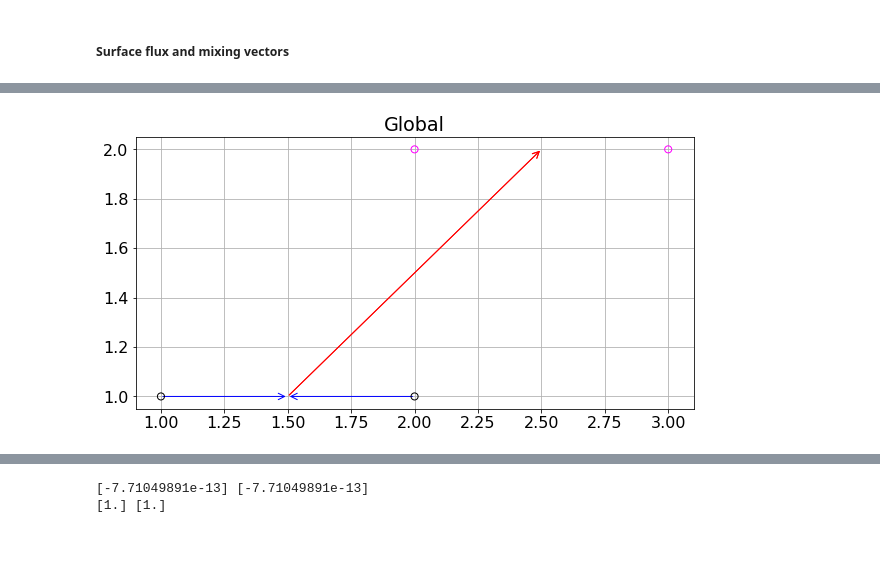
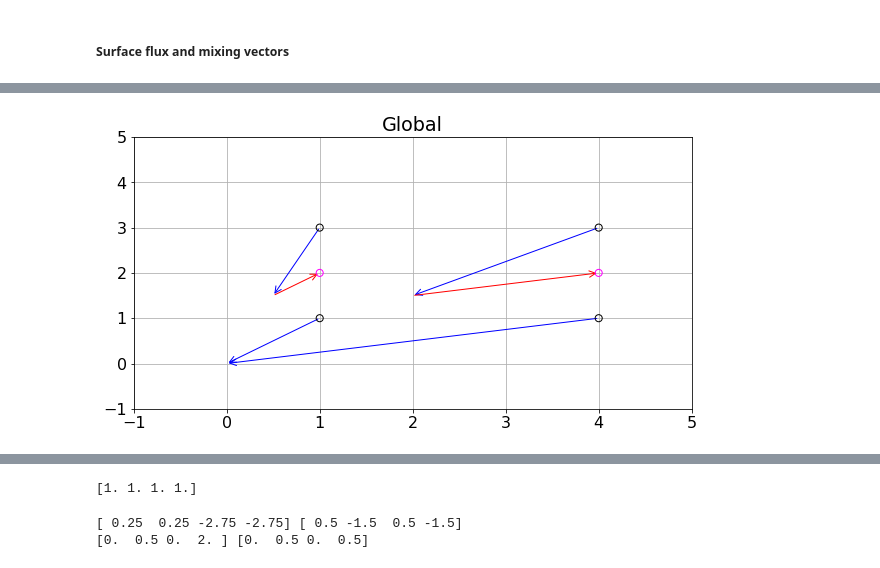
Before and after one commit to taimoorsohail/Min_Max_Transform, a Jupyter notebook: MinMixFinal.ipynb, the cells around one changed output, grey strips where cells are left out. Cells and saved outputs as stored; diff of their text form; code cells hidden in the pictures.

Commit message:
Updates to vector plotting

```diff
--- a/MinMixFinal.ipynb
+++ b/MinMixFinal.ipynb
@@ -193,12 +193,12 @@ flat_T_end_basin = (0.5*(Part_early.values[:,3]+Part_late.values[:,3])).flatten(
 ### Note: xnorming, ST_scale have been set to 1
 # %%
 # OVERRIDING SIMPLE NO FLUX EXAMPLE (4 WMs)
-# flat_Vol_blc1 = np.array([1,1,1,1])
-# flat_Vol_blc2 = np.array([0,2,0,2])
-# flat_S_blc1 = np.array([1,1,4,4])
-# flat_S_blc2 = np.array([0,1,0,4])
-# flat_T_blc1 = np.array([1,3,1,3])
-# flat_T_blc2 = np.array([0,2,0,2])
+flat_Vol_blc1 = np.array([1,1,1,1])
+flat_Vol_blc2 = np.array([0,2,0,2])
+flat_S_blc1 = np.array([1,1,4,4])
+flat_S_blc2 = np.array([-2,1,-2,4])
+flat_T_blc1 = np.array([1,3,1,3])
+flat_T_blc2 = np.array([-2,2,-2,2])
 
 # OVERRIDING SIMPLE NO MIXING EXAMPLE (4 WMs)
 # flat_Vol_blc1 = np.array([1,1,1,1])
@@ -209,12 +209,12 @@ flat_T_end_basin = (0.5*(Part_early.values[:,3]+Part_late.values[:,3])).flatten(
 # flat_T_blc2 = np.array([2,4,2,4])
 
 # OVERRIDING SIMPLE NO MIXING EXAMPLE (2 WMs)
-flat_Vol_blc1 = np.array([1,1])
-flat_Vol_blc2 = np.array([1,1])
-flat_S_blc1 = np.array([1,2])
-flat_S_blc2 = np.array([2,3])
-flat_T_blc1 = np.array([1,1])
-flat_T_blc2 = np.array([2,2])
+# flat_Vol_blc1 = np.array([1,1])
+# flat_Vol_blc2 = np.array([1,1])
+# flat_S_blc1 = np.array([1,2])
+# flat_S_blc2 = np.array([2,3])
+# flat_T_blc1 = np.array([1,1])
+# flat_T_blc2 = np.array([2,2])
 # %%
 print('Total number of bins =', int(flat_Vol_blc1.shape[0]))
 # %% [output]
@@ -383,7 +383,7 @@ A = CC
 C = AA
 d = bb
 b = dd
-x = cp.Variable(n, nonneg=True)
+x = cp.Variable(n, nonneg=False)
 
 cost = cp.sum_squares(A@x-b)
 constraints = [C@x==d]
@@ -629,26 +634,28 @@ Wall time: 11 µs
 # %%
 %%time
 plt.figure(figsize=(10,5))
 if globe == True:
       plt.scatter(flat_S_blc1,flat_T_blc1,\
             s=50,\
             marker = 'o', facecolor='none', edgecolor='black', label = 't2', zorder=100)
       plt.scatter(flat_S_blc2,flat_T_blc2,\
             s=50,\
             marker = 'o', facecolor='none', edgecolor='magenta', label = 't1', zorder=100)
-      hyp_mix = np.sqrt(S_Av_mix**2+T_Av_mix**2)
-      hyp_adj = np.sqrt(S_Av_adj**2+T_Av_adj**2)
       for i in range(flat_S_blc2.size):
-            plt.annotate('', xy=(flat_S_blc1[i], flat_T_blc1[i]), xytext=(flat_S_blc1[i]+S_Av_mix[i], flat_T_blc1[i]+T_Av_mix[i]),
+            hyp_mix = np.sqrt(S_Av_mix[i]**2+T_Av_mix[i]**2)
+            hyp_adj = np.sqrt(S_Av_adj[i]**2+T_Av_adj[i]**2)
+
+            plt.annotate('', xy=(flat_S_blc1[i], flat_T_blc1[i]), xytext=(Smixed[i], Tmixed[i]),
     arrowprops=dict(arrowstyle="<-", color='blue'))
-            plt.annotate('', xy=(flat_S_blc1[i]+S_Av_mix[i], flat_T_blc1[i]+T_Av_mix[i]), xytext=(flat_S_blc1[i]+S_Av_mix[i]+S_Av_adj[i], flat_T_blc1[i]+T_Av_mix[i]+T_Av_adj[i]),
+            plt.annotate('', xy=(Smixed[i], Tmixed[i]), xytext=(Smixed[i]+S_Av_adj[i], Tmixed[i]+T_Av_adj[i]),
     arrowprops=dict(arrowstyle="<-", color='red'))
 
-      # plt.xlim(34,36)
-      # plt.ylim(3,4)
+
+
+      plt.xlim(-1,5)
+      plt.ylim(-1,5)
       plt.title('Global')
       plt.grid()
-      # plt.savefig('../../Figures/Minimisation_vectors.png', dpi=300, bbox_inches='tight')
       plt.show()
 # %% [output]
-[figure, old version]
+[figure, new version]
@@ -656,0 +664,4 @@ Wall time: 193 ms
+# %%
+print(T_Av_adj)
+# %% [output]
+[1. 1. 1. 1.]
@@ -658,5 +674,5 @@ Wall time: 193 ms
 print(S_Av_mix,T_Av_mix)
 print(S_Av_adj,T_Av_adj)
 # %% [output]
-[-7.71049891e-13] [-7.71049891e-13]
-[1.] [1.]
+[ 0.25  0.25 -2.75 -2.75] [ 0.5 -1.5  0.5 -1.5]
+[0.  0.5 0.  2. ] [0.  0.5 0.  0.5]
```
Also changed, not shown: parts of 16 cells of this notebook.
